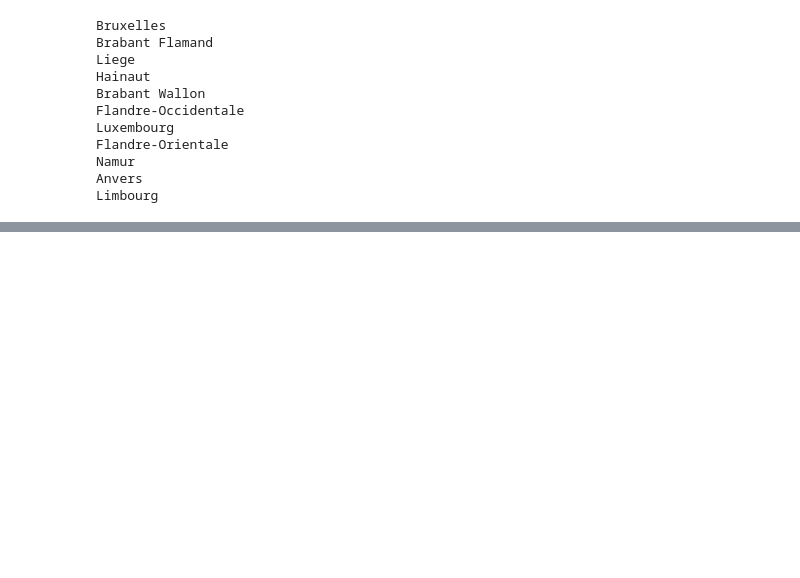
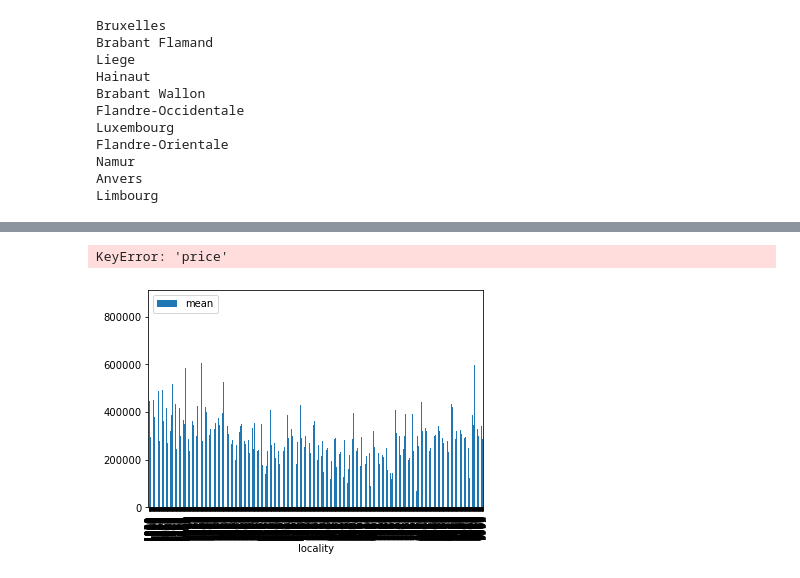
Before and after one commit to Demesmaeker/Immo_data_analysis, a Jupyter notebook: Vincent.ipynb, the cells around one changed output, grey strips where cells are left out. Saved outputs shown, nothing was run; the diff lists cells and outputs as text; code cells hidden in the pictures; blank space fills up the shorter version.

```diff
--- a/Vincent.ipynb
+++ b/Vincent.ipynb
@@ -354,0 +411,5 @@ Limbourg
+# %%
+histogram(df)
+# %% [output]
+KeyError: 'price'
+[figure, added]
```
Also changed, not shown: parts of 7 cells of this notebook.
